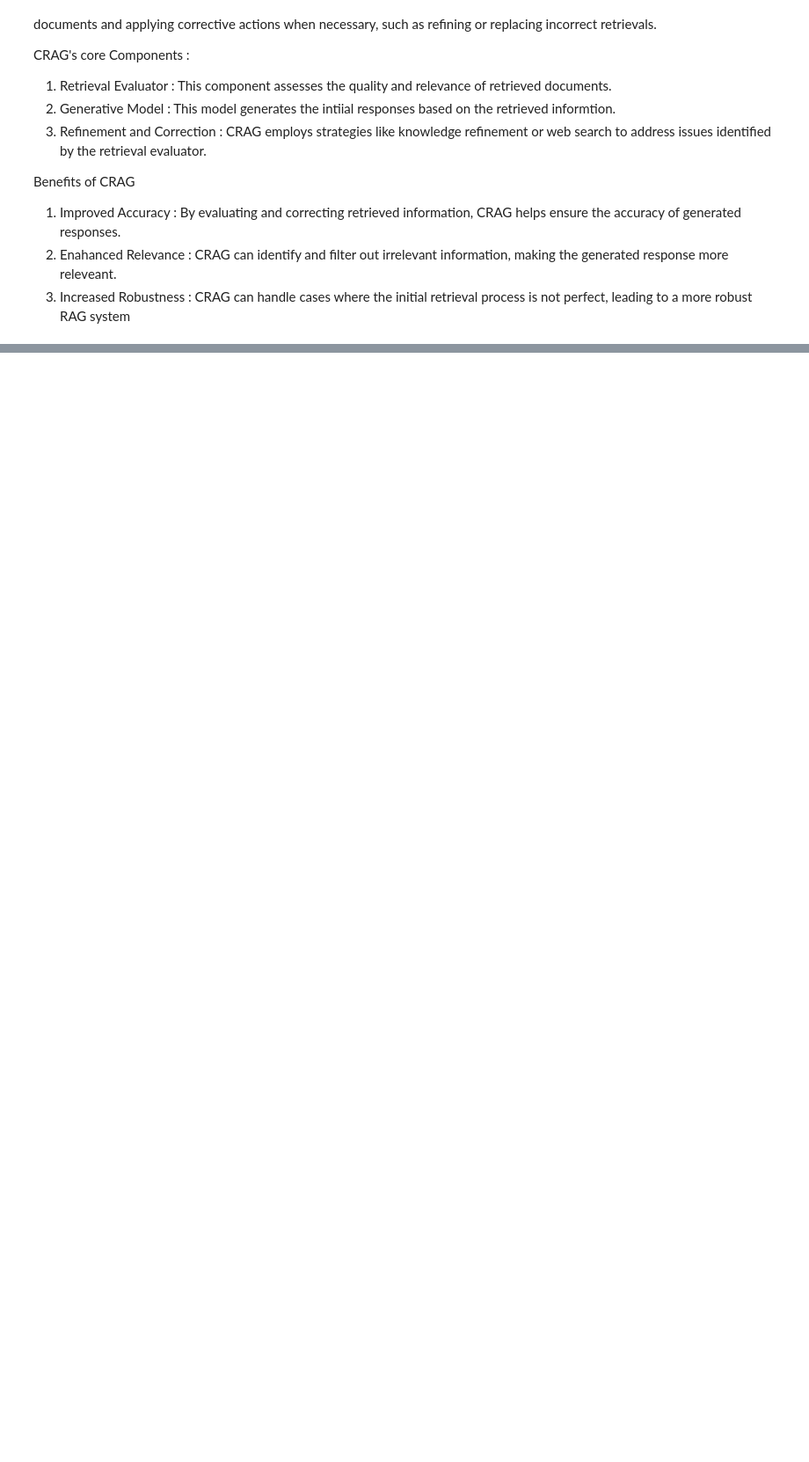
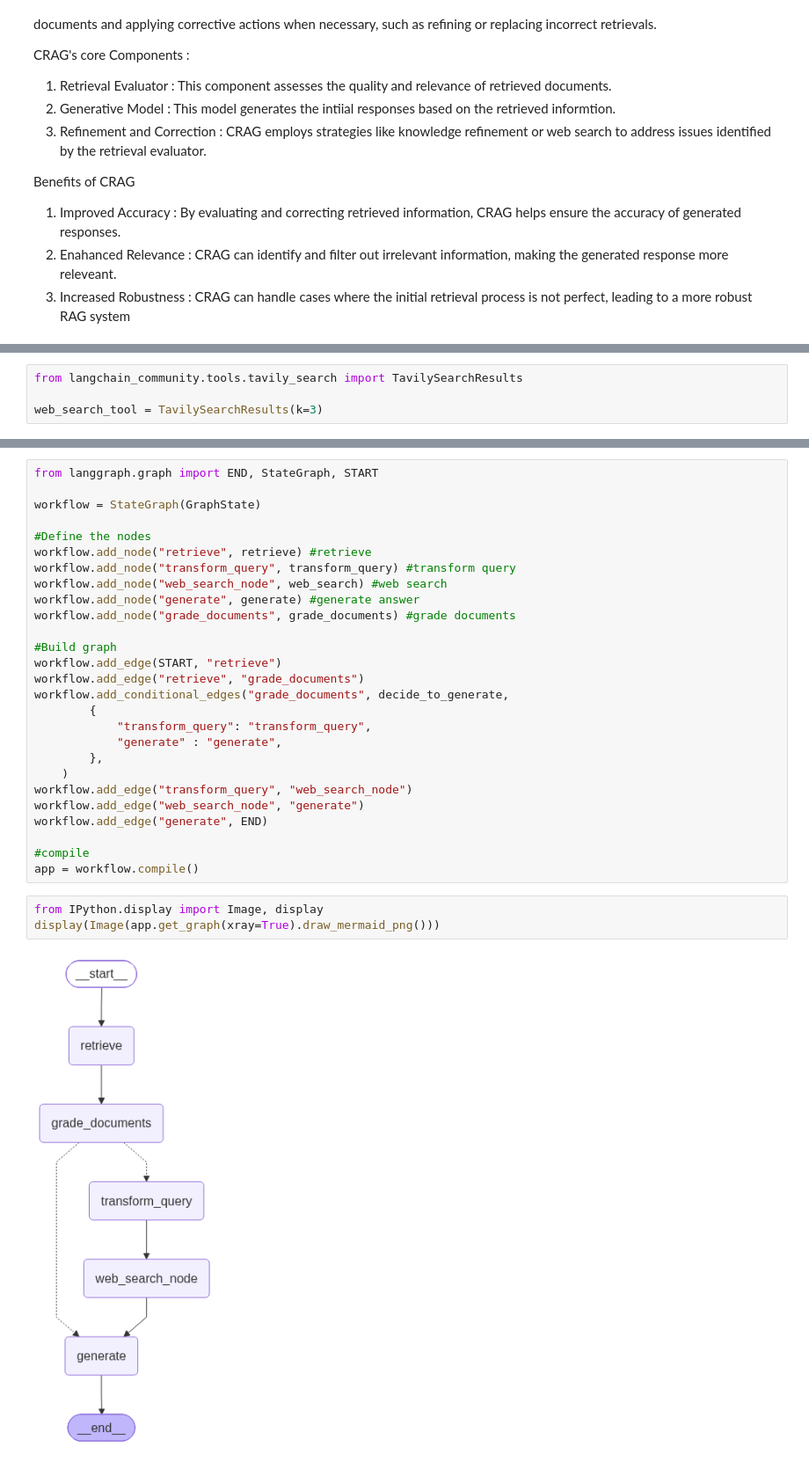
Before and after one commit to navdeep-projects/AIProjects, a Jupyter notebook: 3 - RAG/CorrectiveRAG.ipynb, the cells around one changed output, grey strips where cells are left out. Shown at 88% size. Saved outputs shown, nothing was run; the diff lists cells and outputs as text; blank space fills up the shorter version.

```diff
--- a/3 - RAG/CorrectiveRAG.ipynb
+++ b/3 - RAG/CorrectiveRAG.ipynb
@@ -27,0 +162,4 @@ from langchain_community.document_loaders import WebBaseLoader
+# %%
+from langchain_community.tools.tavily_search import TavilySearchResults
+
+web_search_tool = TavilySearchResults(k=3)
@@ -27,0 +318,32 @@ from langchain_community.document_loaders import WebBaseLoader
+# %%
+from langgraph.graph import END, StateGraph, START
+
+workflow = StateGraph(GraphState)
+
+#Define the nodes
+workflow.add_node("retrieve", retrieve) #retrieve
+workflow.add_node("transform_query", transform_query) #transform query
+workflow.add_node("web_search_node", web_search) #web search
+workflow.add_node("generate", generate) #generate answer
+workflow.add_node("grade_documents", grade_documents) #grade documents
+
+#Build graph
+workflow.add_edge(START, "retrieve")
+workflow.add_edge("retrieve", "grade_documents")
+workflow.add_conditional_edges("grade_documents", decide_to_generate,
+        {
+            "transform_query": "transform_query",
+            "generate" : "generate",
+        },
+    )
+workflow.add_edge("transform_query", "web_search_node")
+workflow.add_edge("web_search_node", "generate")
+workflow.add_edge("generate", END)
+
+#compile
+app = workflow.compile()
+# %%
+from IPython.display import Image, display
+display(Image(app.get_graph(xray=True).draw_mermaid_png()))
+# %% [output]
+[figure, added]
```
Also changed, not shown: parts of 9 cells of this notebook, 4 other files.
